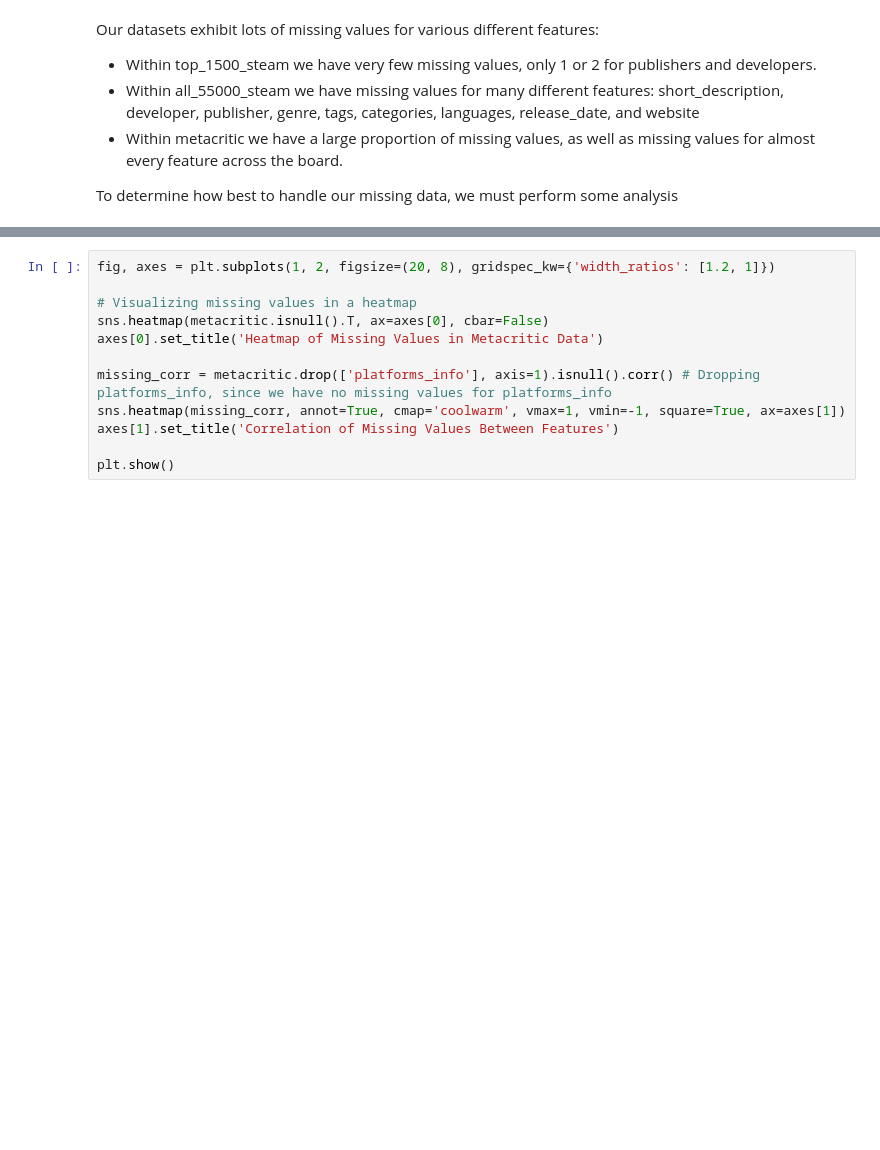
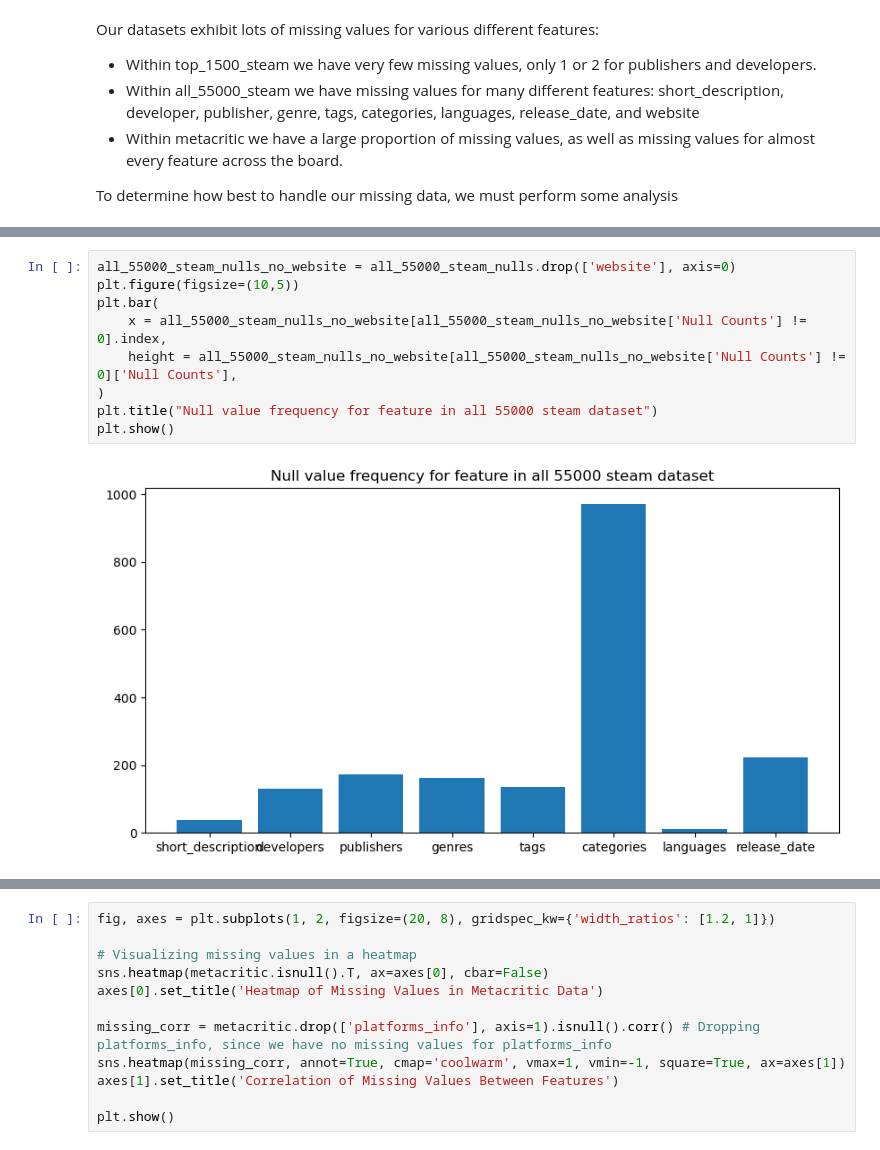
Before and after one commit to DVDMVN/GMDT_PROJ, a Jupyter notebook: exploration.ipynb, the cells around one changed output, grey strips where cells are left out. Cells and saved outputs as stored; diff of their text form; blank space fills up the shorter version.

```diff
--- a/exploration.ipynb
+++ b/exploration.ipynb
@@ -278,0 +319,11 @@ To determine how best to handle our missing data, we must perform some analysis
+# %%
+all_55000_steam_nulls_no_website = all_55000_steam_nulls.drop(['website'], axis=0)
+plt.figure(figsize=(10,5))
+plt.bar(
+    x = all_55000_steam_nulls_no_website[all_55000_steam_nulls_no_website['Null Counts'] != 0].index,
+    height = all_55000_steam_nulls_no_website[all_55000_steam_nulls_no_website['Null Counts'] != 0]['Null Counts'],
+)
+plt.title("Null value frequency for feature in all 55000 steam dataset")
+plt.show()
+# %% [output]
+[figure, added]
```
Also changed, not shown: parts of 33 cells of this notebook, 11 other files.
